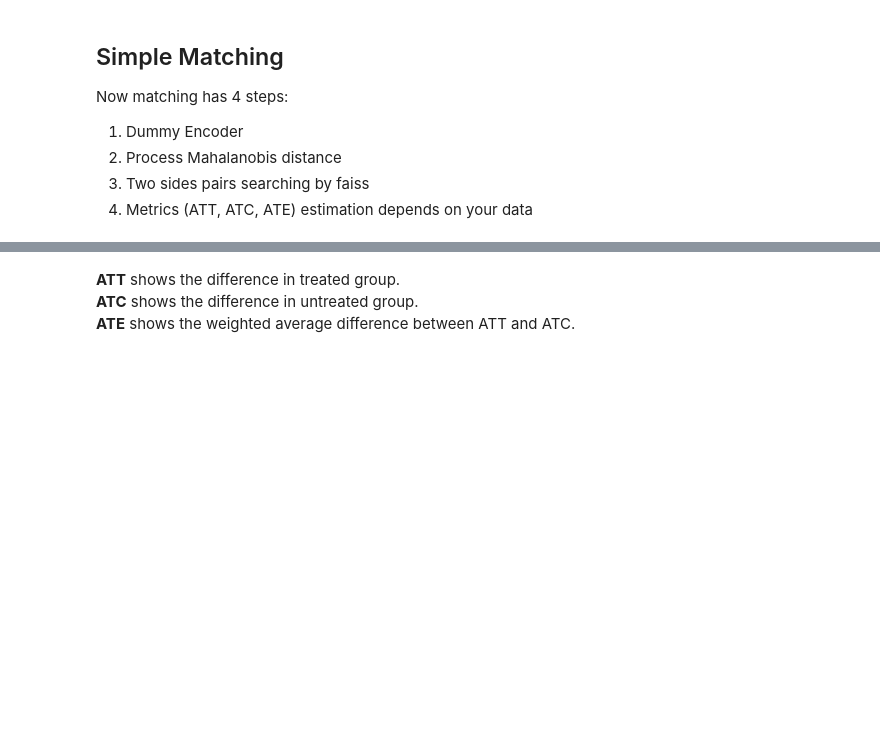
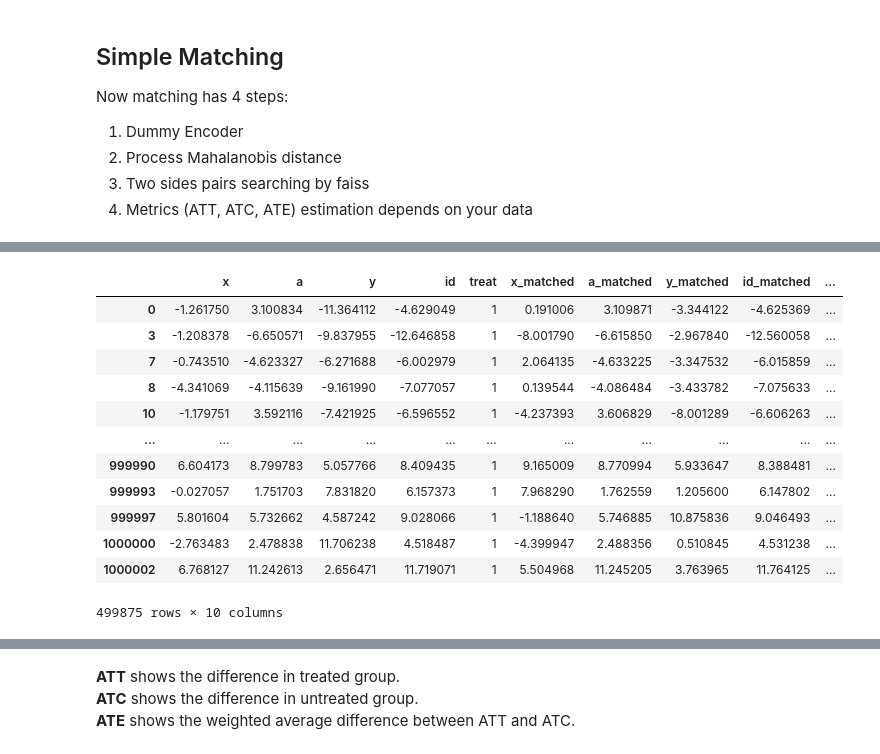
Before and after one commit to sb-ai-lab/HypEx, a Jupyter notebook: examples/tutorials/MatchingTutorial.ipynb, the cells around one changed output, grey strips where cells are left out. Cells and saved outputs as stored; diff of their text form; code cells hidden in the pictures; blank space fills up the shorter version.

```diff
--- a/examples/tutorials/MatchingTutorial.ipynb
+++ b/examples/tutorials/MatchingTutorial.ipynb
@@ -67,0 +174,16 @@ result = test.execute(data)
+# %%
+result.full_data[result.full_data['treat'] == 1]
+# %% [output]
+|  | x | a | y | id | treat | x_matched | a_matched | y_matched | id_matched | ... |
+| 0 | -1.261750 | 3.100834 | -11.364112 | -4.629049 | 1 | 0.191006 | 3.109871 | -3.344122 | -4.625369 | ... |
+| 3 | -1.208378 | -6.650571 | -9.837955 | -12.646858 | 1 | -8.001790 | -6.615850 | -2.967840 | -12.560058 | ... |
+| 7 | -0.743510 | -4.623327 | -6.271688 | -6.002979 | 1 | 2.064135 | -4.633225 | -3.347532 | -6.015859 | ... |
+| 8 | -4.341069 | -4.115639 | -9.161990 | -7.077057 | 1 | 0.139544 | -4.086484 | -3.433782 | -7.075633 | ... |
+| 10 | -1.179751 | 3.592116 | -7.421925 | -6.596552 | 1 | -4.237393 | 3.606829 | -8.001289 | -6.606263 | ... |
+| ... | ... | ... | ... | ... | ... | ... | ... | ... | ... | ... |
+| 999990 | 6.604173 | 8.799783 | 5.057766 | 8.409435 | 1 | 9.165009 | 8.770994 | 5.933647 | 8.388481 | ... |
+| 999993 | -0.027057 | 1.751703 | 7.831820 | 6.157373 | 1 | 7.968290 | 1.762559 | 1.205600 | 6.147802 | ... |
+| 999997 | 5.801604 | 5.732662 | 4.587242 | 9.028066 | 1 | -1.188640 | 5.746885 | 10.875836 | 9.046493 | ... |
+| 1000000 | -2.763483 | 2.478838 | 11.706238 | 4.518487 | 1 | -4.399947 | 2.488356 | 0.510845 | 4.531238 | ... |
+| 1000002 | 6.768127 | 11.242613 | 2.656471 | 11.719071 | 1 | 5.504968 | 11.245205 | 3.763965 | 11.764125 | ... |
+499875 rows × 10 columns
```
Also changed, not shown: parts of 18 cells of this notebook, 3 other files.
